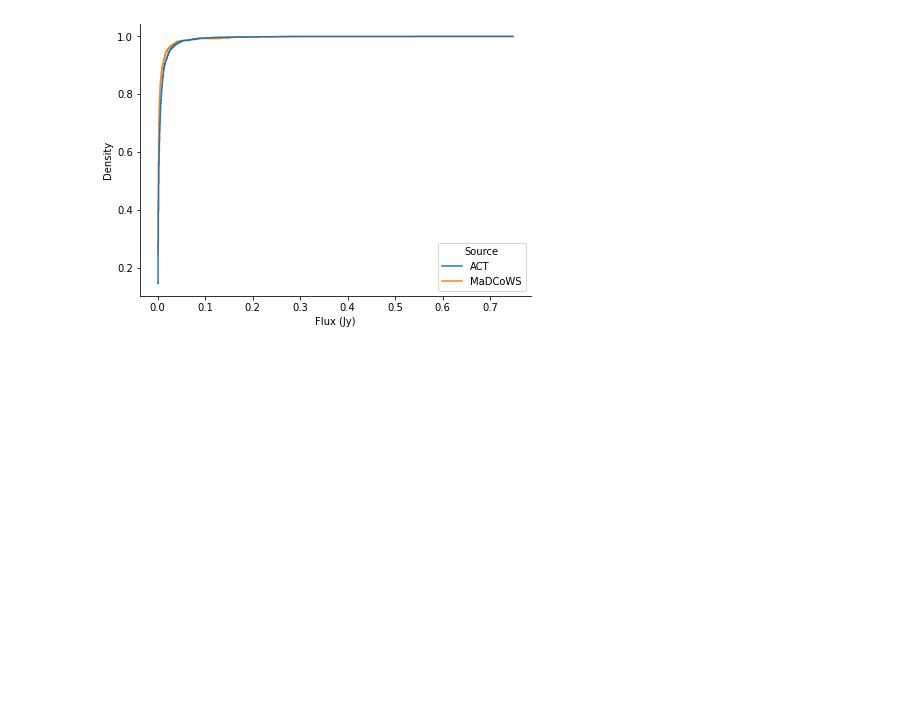
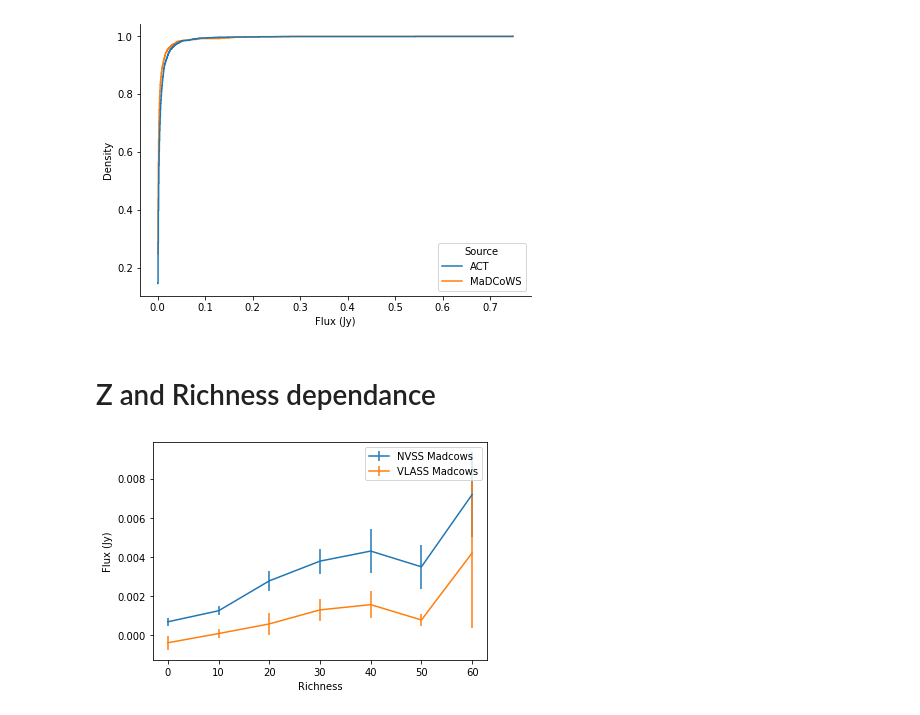
Before and after one commit to Sulla2012/madcowsclusters, a Jupyter notebook: Dust_statistics.ipynb, the cells around one changed output. Saved outputs shown, nothing was run; the diff lists cells and outputs as text; code cells hidden in the pictures; blank space fills up the shorter version.

```diff
--- a/Dust_statistics.ipynb
+++ b/Dust_statistics.ipynb
@@ -739,3 +768,5 @@ sns.histplot(
 # %% [output]
 <matplotlib.axes._subplots.AxesSubplot at 0x...>
 [figure]
+# %% [markdown]
+# Z and Richness dependance
@@ -741,0 +804,32 @@ sns.histplot(
+# %%
+riches = np.arange(0, 80, 10)
+riches[-1] = 100
+
+mdcw_nvss_rich_fluxes =[[],[]]
+for i in range(len(riches_fluxes)-1):
+    temp_riches = []
+    for j, key in enumerate(nvss_back_sub_mdcw.keys()):
+        if riches[i] < nvss_back_sub_mdcw[key]['rich'] <= riches[i+1]:
+            temp_riches.append(nvss_back_sub_mdcw[key]['flux'])
+    mdcw_nvss_rich_fluxes[0].append(np.mean(temp_riches))
+    mdcw_nvss_rich_fluxes[1].append(np.std(bootstrap(temp_riches)))
+
+mdcw_vlass_rich_fluxes =[[],[]]
+for i in range(len(riches_fluxes)-1):
+    temp_riches = []
+    for j, key in enumerate(vlass_back_sub_mdcw.keys()):
+        try:
+            if riches[i] < vlass_back_sub_mdcw[key]['rich'] <= riches[i+1]:
+                temp_riches.append(vlass_back_sub_mdcw[key]['flux'])
+        except: continue
+    mdcw_vlass_rich_fluxes[0].append(np.mean(temp_riches))
+    mdcw_vlass_rich_fluxes[1].append(np.std(bootstrap(temp_riches)))
+# %%
+plt.errorbar(riches[:-1], mdcw_nvss_rich_fluxes[0], yerr = mdcw_nvss_rich_fluxes[1], label = 'NVSS Madcows')
+plt.errorbar(riches[:-1], mdcw_vlass_rich_fluxes[0], yerr = mdcw_vlass_rich_fluxes[1], label = 'VLASS Madcows')
+plt.xlabel('Richness')
+plt.ylabel('Flux (Jy)')
+plt.legend()
+plt.savefig('./plots/mdcw_flux_richness.pdf')
+# %% [output]
+[figure, added]
```
Also changed, not shown: parts of 14 cells of this notebook, 7 other files.
